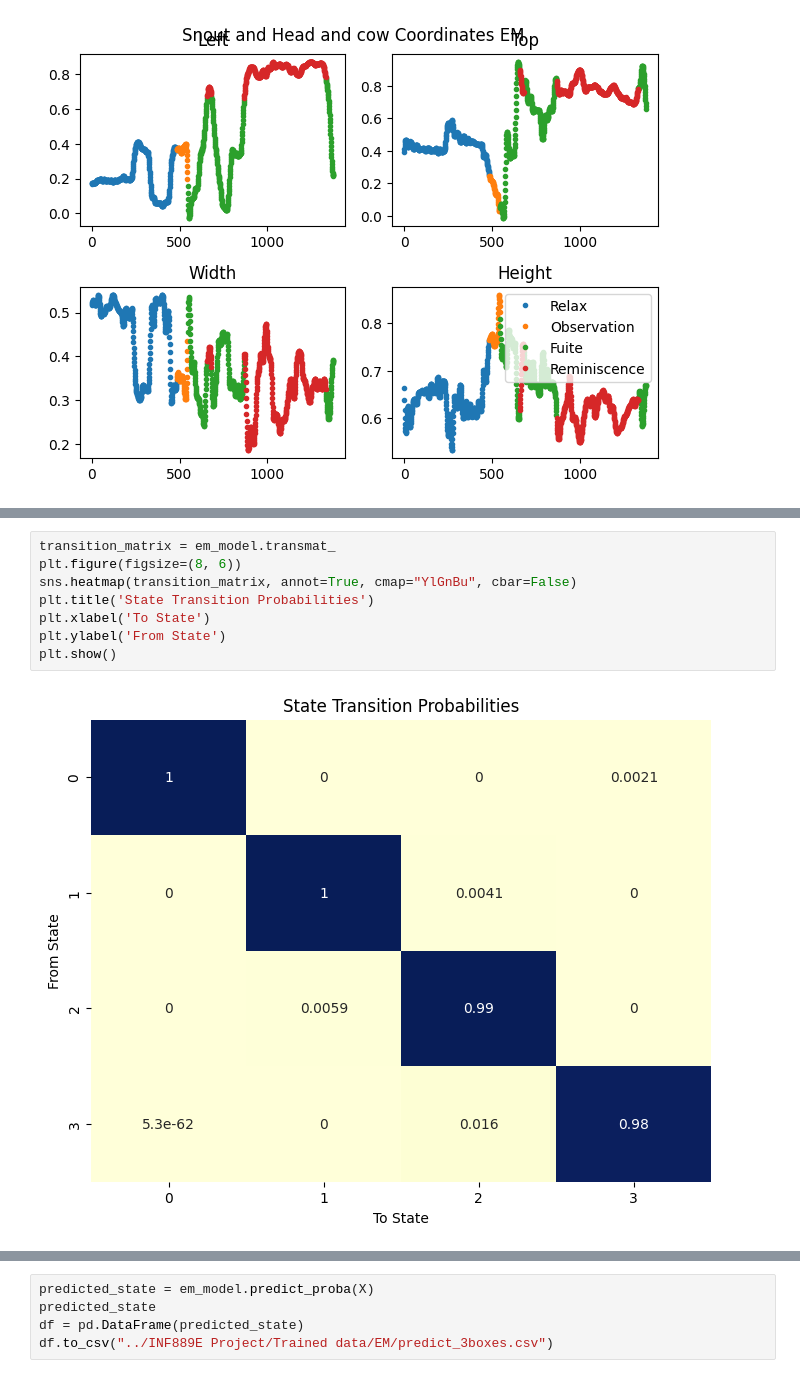
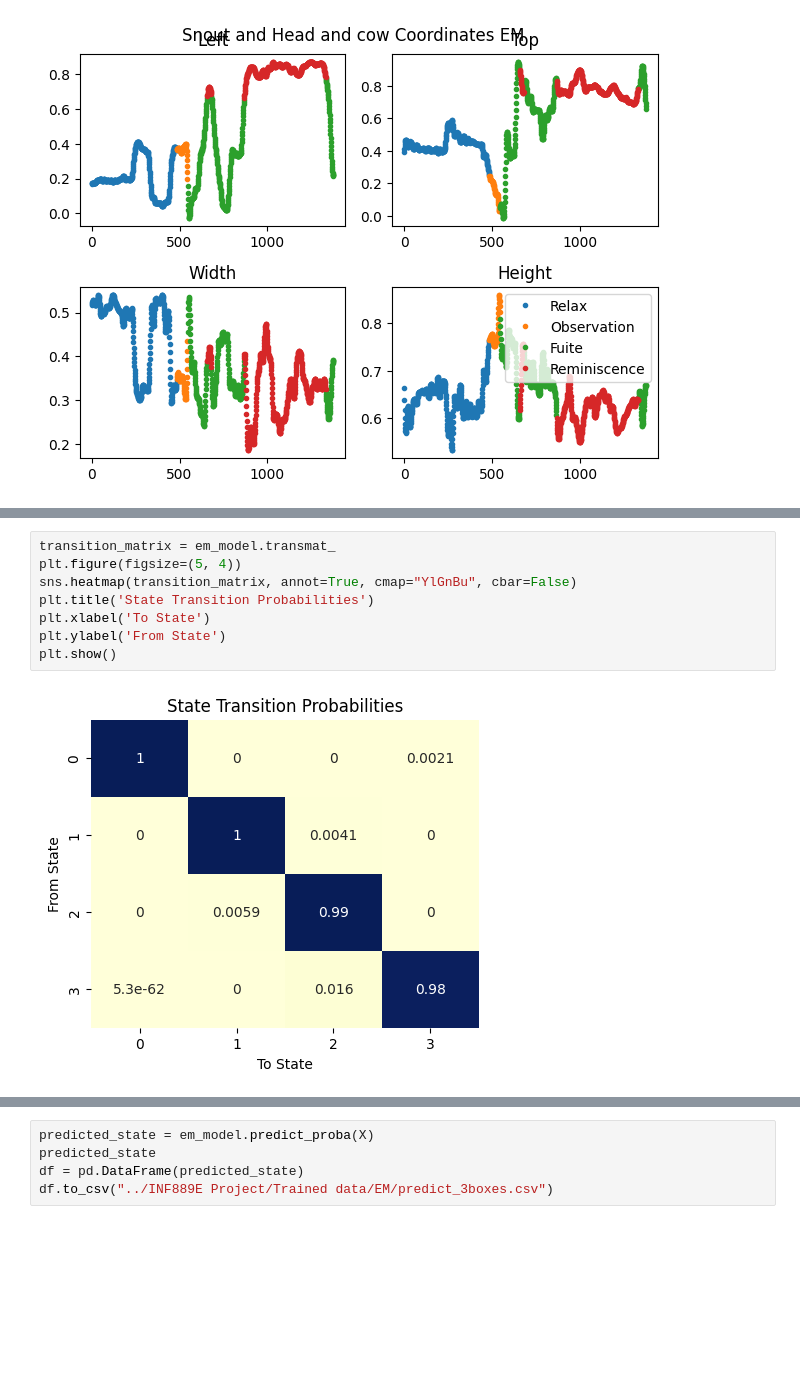
Before and after one commit to RinVyX/HmmComportement, a Jupyter notebook: 3box.ipynb, the cells around one changed output, grey strips where cells are left out. Saved outputs shown, nothing was run; the diff lists cells and outputs as text; blank space fills up the shorter version.

```diff
--- a/3box.ipynb
+++ b/3box.ipynb
@@ -189,12 +202,12 @@ Text(0.5, 0.98, 'Snout and Head and cow Coordinates VI')
 # %%
 transition_matrix = em_model.transmat_
-plt.figure(figsize=(8, 6))
+plt.figure(figsize=(5, 4))
 sns.heatmap(transition_matrix, annot=True, cmap="YlGnBu", cbar=False)
 plt.title('State Transition Probabilities')
 plt.xlabel('To State')
 plt.ylabel('From State')
 plt.show()
 # %% [output]
-[figure, old version]
+[figure, new version]
 # %%
 transition_matrix = vi_model.transmat_
```
Also changed, not shown: parts of 4 cells of this notebook, 1 other file.
